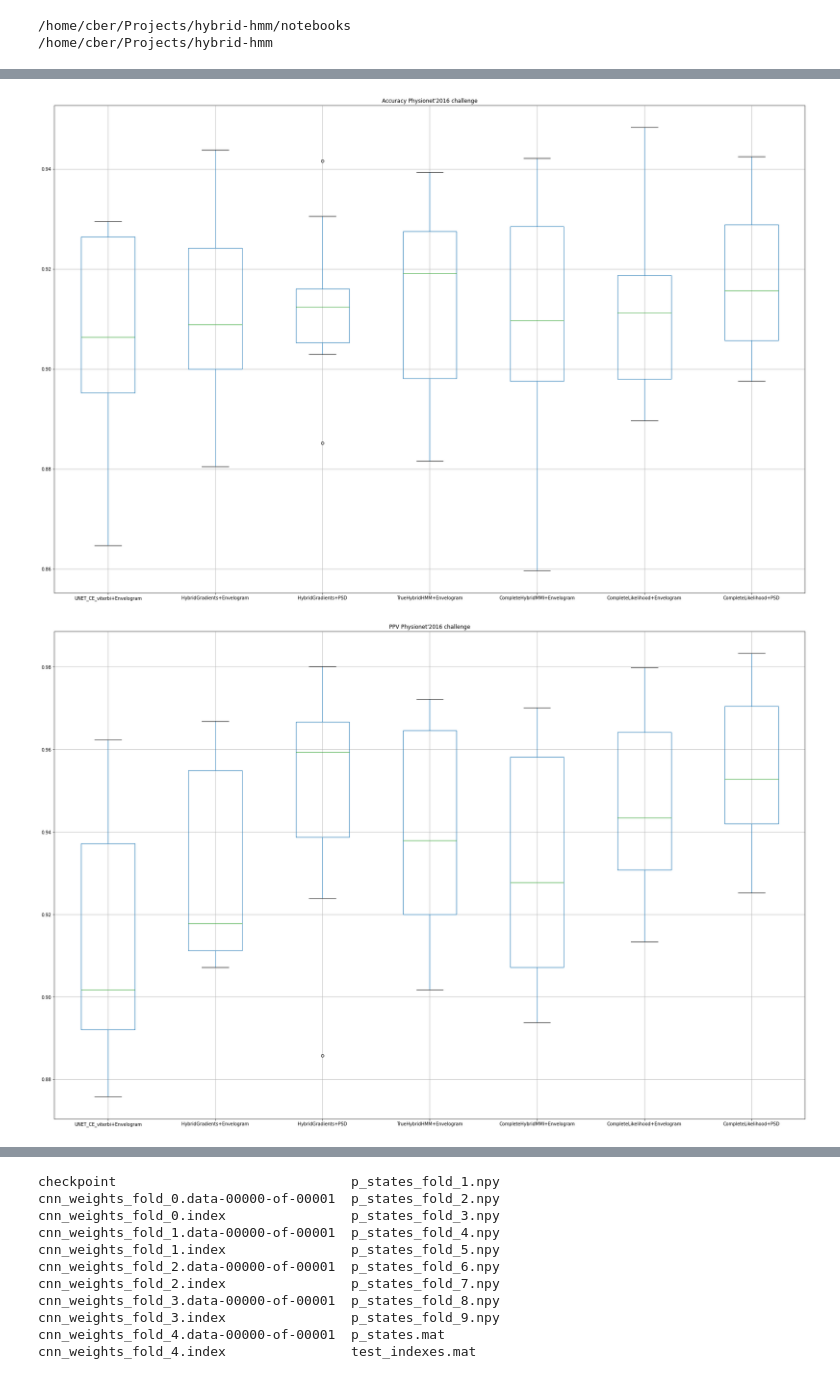
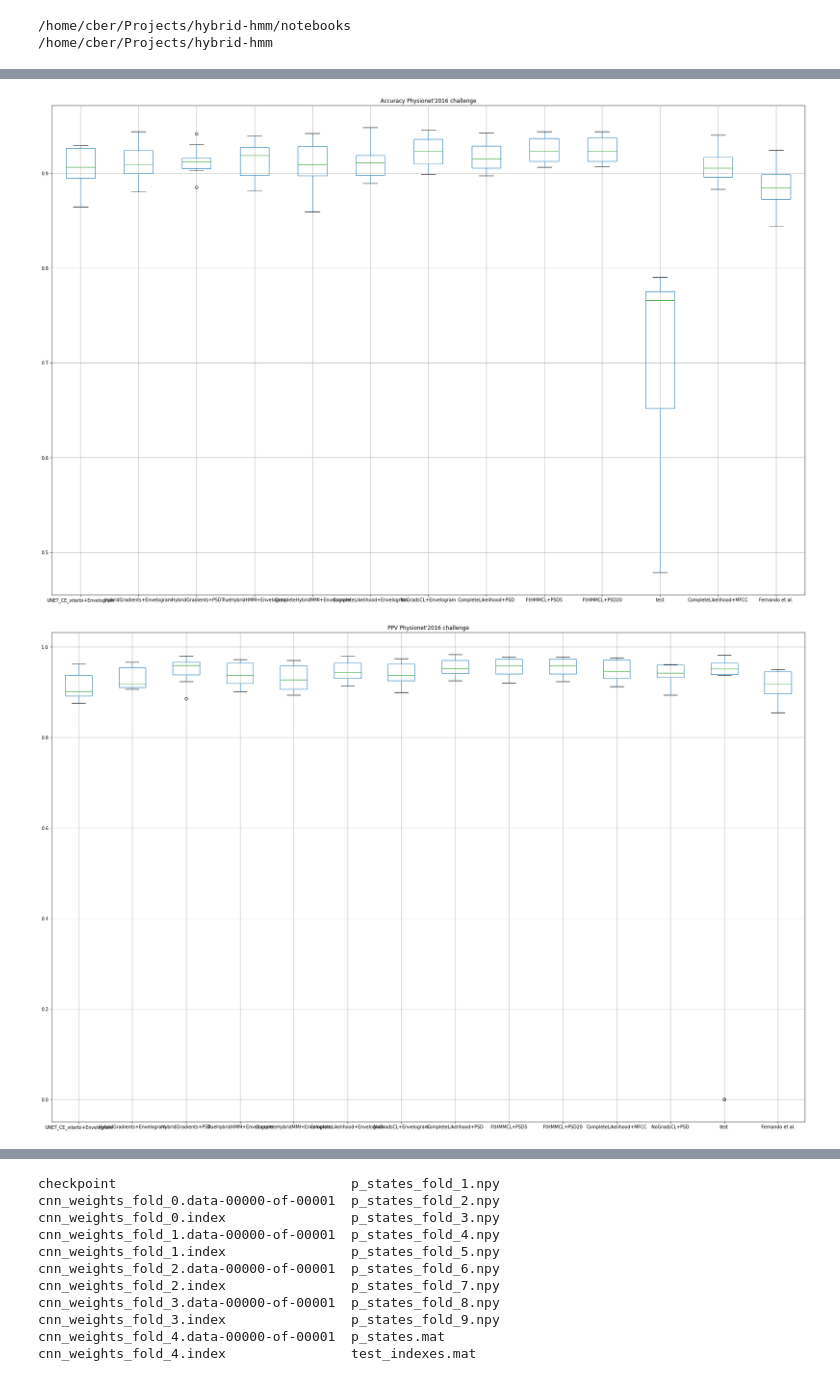
Before and after one commit to miguelmartins/hybrid-hmm, a Jupyter notebook: notebooks/physionet16_eval.ipynb, the cells around one changed output, grey strips where cells are left out. Cells and saved outputs as stored; diff of their text form; code cells hidden in the pictures.

Commit message:
Update with extra experimental results
Update with cnn grads only, fernando, mfcc, and fine tune
results

```diff
--- a/notebooks/physionet16_eval.ipynb
+++ b/notebooks/physionet16_eval.ipynb
@@ -106,4 +106,11 @@ ph16_true_hybrid_cnn_env = metrics_model('results/hybrid/hmm_mmi_physio16_envelo
 ph16_completemmi_hybrid_cnn_env = metrics_model('results/hybrid/hmm_completemmi_physio16_envelops_joint/2022-03-18_14:03:27')
 ph16_completelikelihood_hybrid_cnn_env = metrics_model('results/hybrid/hmm_completlikelihood1e3_physio16_envelops_joint/2022-03-20_12:55:33')
 ph16_completelikelihood_hybrid_cnn_psd = metrics_model('results/hybrid/hmm_completlikelihood1e3_physio16_psd_joint/2022-03-21_15:58:21')
+ph16_completelikelihood_hybrid_cnn_mfcc = metrics_model('results/hybrid/hmm_completlikelihood1e3_physio16_mfcc_joint/2022-05-03_10:09:45')
+ph16_fernado_mfcc_joint = metrics_model('results/fernando/fernando_CE_physio16_mfcc_joint/2022-05-02_09:40:01')
+
+# CNN gradients only
+ph16_psd_fine_tune_hmm = metrics_model('results/hybrid/fine_tune/hmm_completlikelihood1e3_physio16_psd_joint/2022-05-04_14:37:44')
+ph16_psd_fine_tune_hmm20 = metrics_model('results/hybrid/fine_tune/hmm_completlikelihood1e3_physio16_psd_joint/2022-05-04_14:56:00')
+ph16_psd_ft_hmm_cnn = metrics_model('results/hybrid/fine_tune/hmm_completlikelihood1e3_physio16_psd_joint/2022-05-04_16:32:22')
 # %%
@@ -129,18 +121,25 @@ p_states_fold_0.npy                     viterbi.mat
 # %%
 df = pd.DataFrame({'UNET_CE_viterbi+Envelogram': ph16_crosse_unet_env[0],
                    'HybridGradients+Envelogram': ph16_hybrid_cnn_env[0],
                    'HybridGradients+PSD': ph16_hybrid_cnn_psd[0],
                    'TrueHybridHMM+Envelogram': ph16_true_hybrid_cnn_env[0],
                    'CompleteHybridMMI+Envelogram': ph16_completemmi_hybrid_cnn_env[0],
                    'CompleteLikelihood+Envelogram':ph16_completelikelihood_hybrid_cnn_env[0],
-                   'CompleteLikelihood+PSD': ph16_completelikelihood_hybrid_cnn_psd[0]
+                   'NoGradsCL+Envelogram': ph16_completelikelihood_nograds_cnn_env[0],
+                   'CompleteLikelihood+PSD': ph16_completelikelihood_hybrid_cnn_psd[0],
+                   'FtHMMCL+PSD5': ph16_psd_fine_tune_hmm[0],
+                   'FtHMMCL+PSD20': ph16_psd_fine_tune_hmm20[0],
+                   'test': ph16_psd_ft_hmm_cnn[0],
+                   'CompleteLikelihood+MFCC': ph16_completelikelihood_hybrid_cnn_mfcc[0],
+
+                   'Fernando et al.': ph16_fernado_mfcc_joint[0],
                    })
 
 boxplot = df.boxplot(column=list(df.keys()), figsize=(30,20))
 plt.title('Accuracy Physionet\'2016 challenge')
 plt.show()
 # %% [output]
-[figure, old version]
+[figure, new version]
 # %%
 df = pd.DataFrame({'UNET_CE_viterbi+Envelogram': ph16_crosse_unet_env[1],
                    'HybridGradients+Envelogram': ph16_hybrid_cnn_env[1],
@@ -148,14 +147,21 @@ df = pd.DataFrame({'UNET_CE_viterbi+Envelogram': ph16_crosse_unet_env[1],
                    'TrueHybridHMM+Envelogram': ph16_true_hybrid_cnn_env[1],
                    'CompleteHybridMMI+Envelogram': ph16_completemmi_hybrid_cnn_env[1],
                    'CompleteLikelihood+Envelogram':ph16_completelikelihood_hybrid_cnn_env[1],
-                   'CompleteLikelihood+PSD': ph16_completelikelihood_hybrid_cnn_psd[1]
+                   'NoGradsCL+Envelogram': ph16_completelikelihood_nograds_cnn_env[1],
+                   'CompleteLikelihood+PSD': ph16_completelikelihood_hybrid_cnn_psd[1],
+                   'FtHMMCL+PSD5': ph16_psd_fine_tune_hmm[1],
+                   'FtHMMCL+PSD20': ph16_psd_fine_tune_hmm20[1],
+                   'CompleteLikelihood+MFCC': ph16_completelikelihood_hybrid_cnn_mfcc[1],
+                   'NoGradsCL+PSD': ph16_completelikelihood_nograds_cnn_psd[1],
+                   'test': ph16_psd_ft_hmm_cnn[1],
+                   'Fernando et al.': ph16_fernado_mfcc_joint[1],
                    })
 
 boxplot = df.boxplot(column=list(df.keys()), figsize=(30,20))
 plt.title('PPV Physionet\'2016 challenge')
 plt.show()
 # %% [output]
-[figure, old version]
+[figure, new version]
 # %%
 df = pd.DataFrame({'UNET_CE_viterbi+Envelogram': ph16_crosse_unet_env[2],
                    'HybridGradients+Envelogram': ph16_hybrid_cnn_env[2],
```
Also changed, not shown: parts of 5 cells of this notebook.
